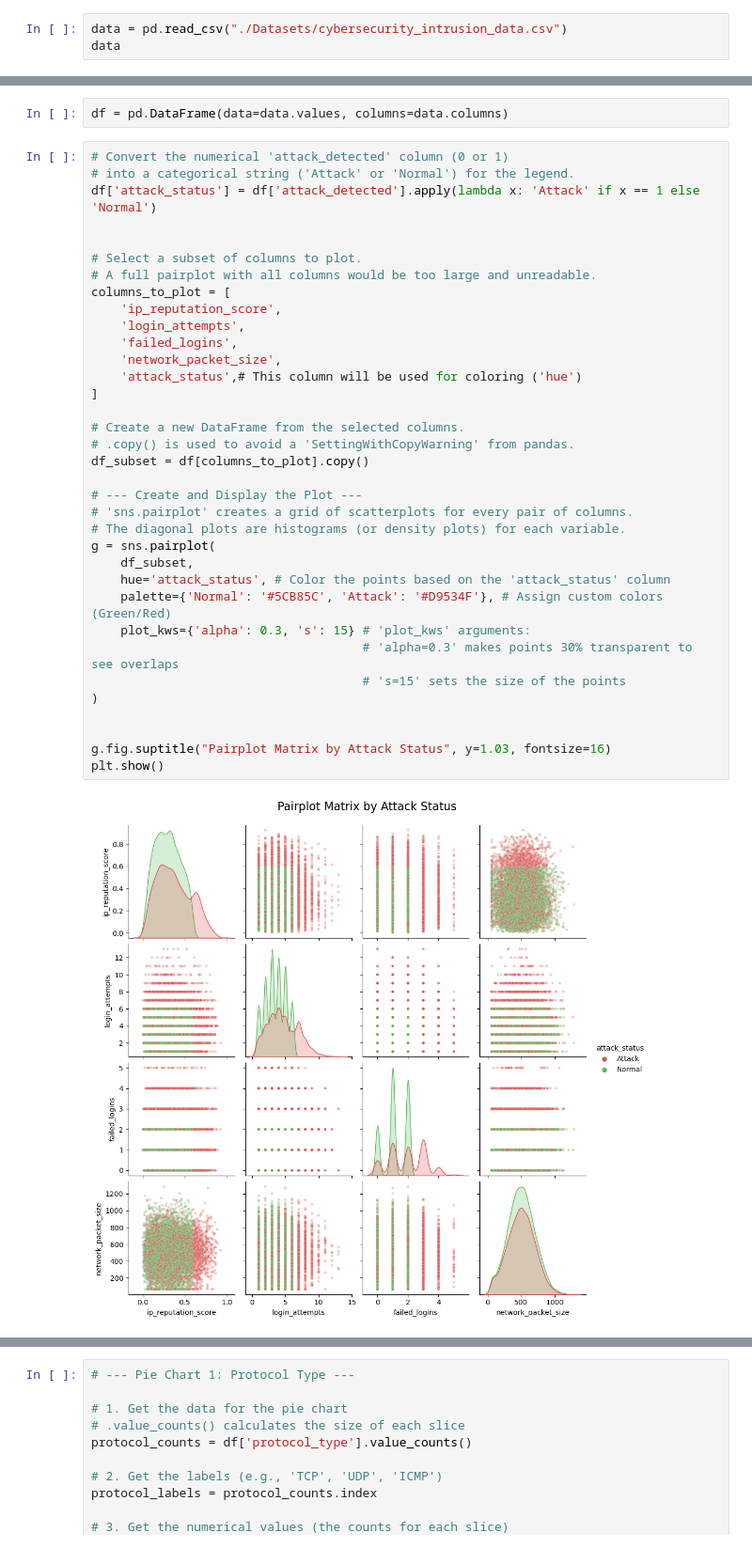
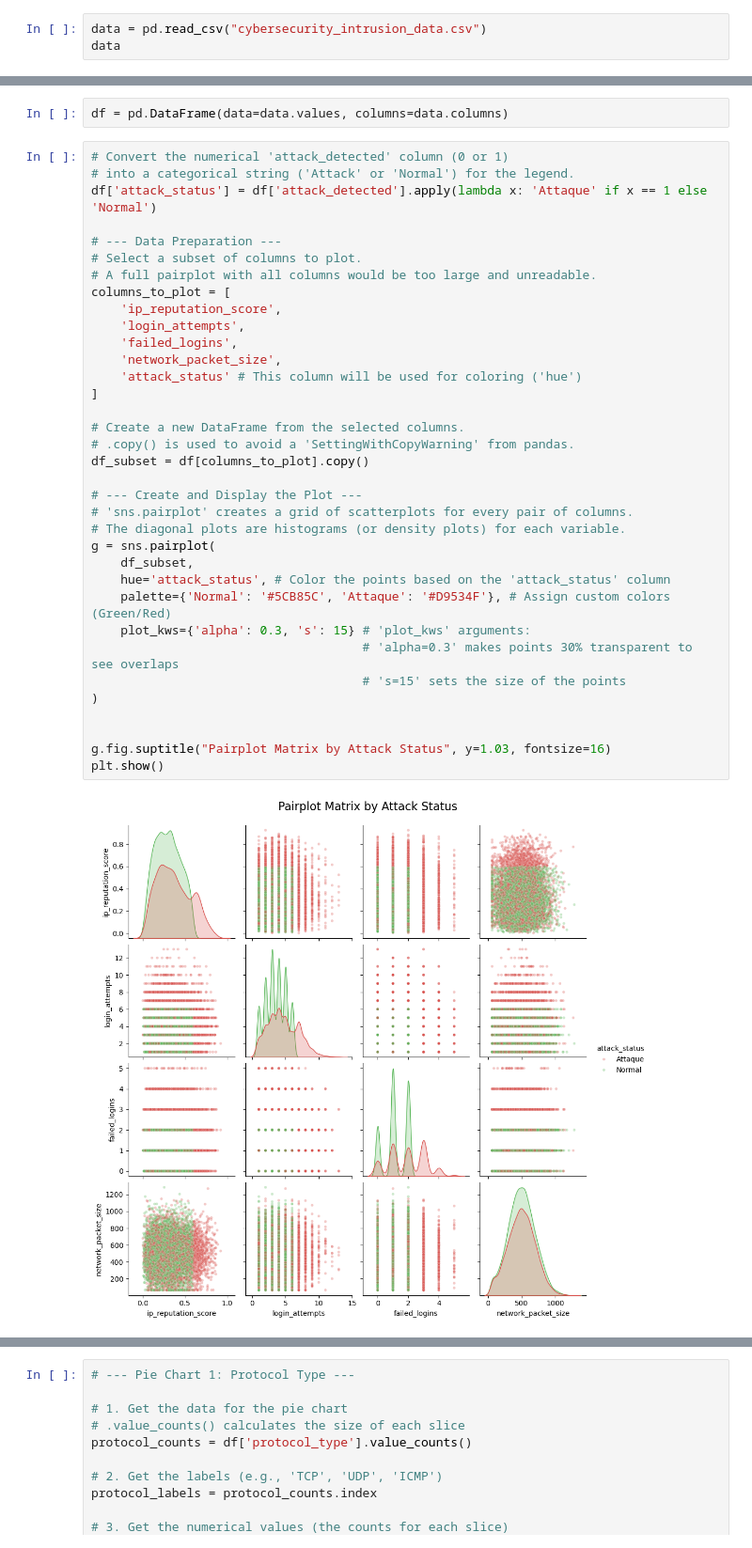
Before and after one commit to WANG-Lucas-sokko/ML_CCC, a Jupyter notebook: ML_CCC_project.ipynb, the cells around one changed output, grey strips where cells are left out. Shown at 94% size. Saved outputs shown, nothing was run; the diff lists cells and outputs as text.

```diff
--- a/ML_CCC_project.ipynb
+++ b/ML_CCC_project.ipynb
@@ -6,5 +10,5 @@ import pandas as pd
 # %%
-data = pd.read_csv("./Datasets/cybersecurity_intrusion_data.csv")
+data = pd.read_csv("cybersecurity_intrusion_data.csv")
 data
 # %% [output]
 |  | session_id | network_packet_size | protocol_type | login_attempts | session_duration | encryption_used | ... |
@@ -60,38 +132,38 @@ df = pd.DataFrame(data=data.values, columns=data.columns)
 # %%
 # Convert the numerical 'attack_detected' column (0 or 1)
 # into a categorical string ('Attack' or 'Normal') for the legend.
-df['attack_status'] = df['attack_detected'].apply(lambda x: 'Attack' if x == 1 else 'Normal')
+df['attack_status'] = df['attack_detected'].apply(lambda x: 'Attaque' if x == 1 else 'Normal')
 
-
+# --- Data Preparation ---
 # Select a subset of columns to plot.
 # A full pairplot with all columns would be too large and unreadable.
 columns_to_plot = [
     'ip_reputation_score',
     'login_attempts',
     'failed_logins',
     'network_packet_size',
-    'attack_status',# This column will be used for coloring ('hue')
+    'attack_status' # This column will be used for coloring ('hue')
 ]
 
 # Create a new DataFrame from the selected columns.
 # .copy() is used to avoid a 'SettingWithCopyWarning' from pandas.
 df_subset = df[columns_to_plot].copy()
 
 # --- Create and Display the Plot ---
 # 'sns.pairplot' creates a grid of scatterplots for every pair of columns.
 # The diagonal plots are histograms (or density plots) for each variable.
 g = sns.pairplot(
     df_subset,
     hue='attack_status', # Color the points based on the 'attack_status' column
-    palette={'Normal': '#5CB85C', 'Attack': '#D9534F'}, # Assign custom colors (Green/Red)
+    palette={'Normal': '#5CB85C', 'Attaque': '#D9534F'}, # Assign custom colors (Green/Red)
     plot_kws={'alpha': 0.3, 's': 15} # 'plot_kws' arguments:
                                      # 'alpha=0.3' makes points 30% transparent to see overlaps
                                      # 's=15' sets the size of the points
 )
 
 
 g.fig.suptitle("Pairplot Matrix by Attack Status", y=1.03, fontsize=16)
 plt.show()
 # %% [output]
-[figure, old version]
+[figure, new version]
 # %%
```
Also changed, not shown: parts of 39 cells of this notebook.
